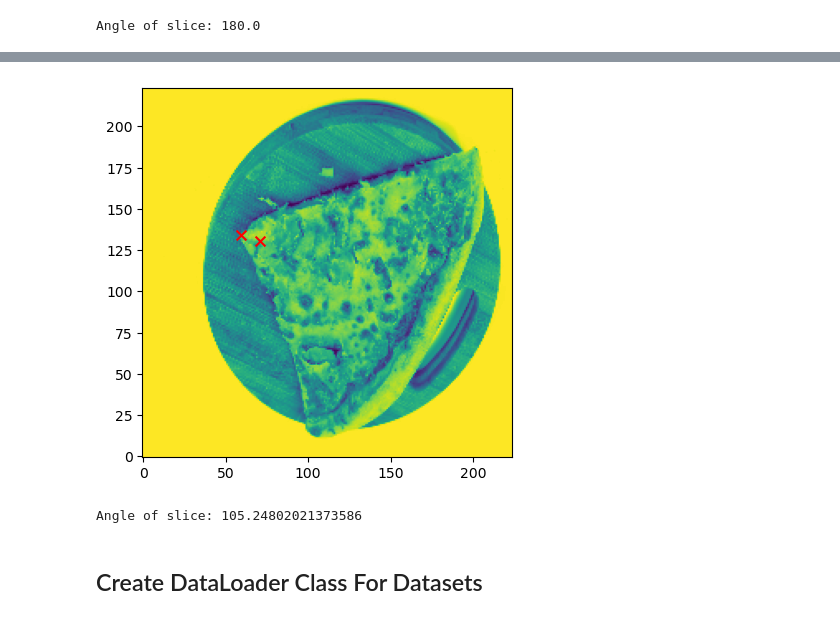
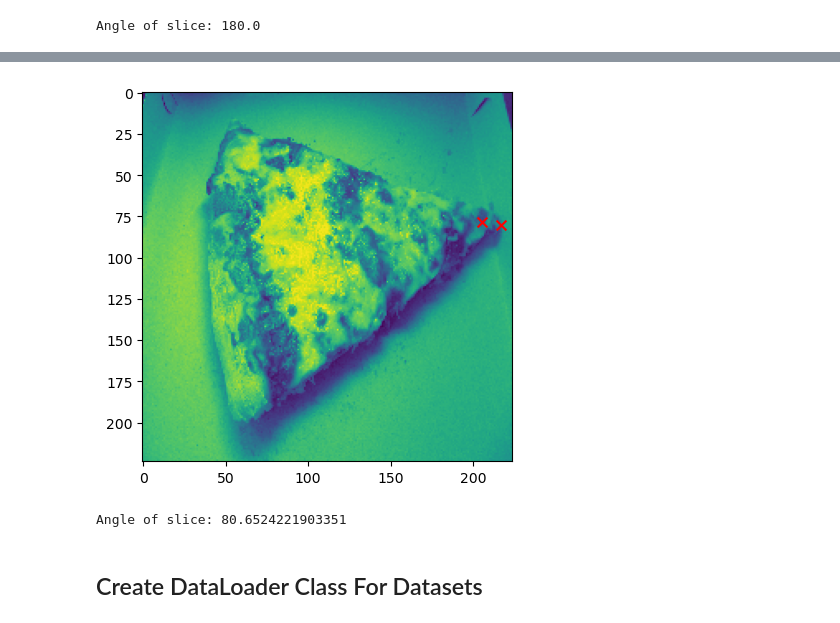
Before and after one commit to sandzp/pizza_angle_prediction, a Jupyter notebook: pizza_walkthrough.ipynb, the cells around one changed output, grey strips where cells are left out. Saved outputs shown, nothing was run; the diff lists cells and outputs as text; code cells hidden in the pictures.

```diff
--- a/pizza_walkthrough.ipynb
+++ b/pizza_walkthrough.ipynb
@@ -118,11 +120,11 @@ Angle of slice: 105.24802021373586
 # %%
 ## Transformed Image
 
-dl.visualize_matrix_with_coordinates(eg2['image'],eg2['keypoints'])
+dl.visualize_matrix_with_coordinates(eg2['image'],eg2['keypoints'], flip_y=False)
 print(f"Angle of slice: {dl.calculate_clockwise_angle(eg2['keypoints'])}")
 # %% [output]
-[figure, old version]
+[figure, new version]
-Angle of slice: 105.24802021373586
+Angle of slice: 80.6524221903351
 # %% [markdown]
 ## Create DataLoader Class For Datasets
 # %%
```
Also changed, not shown: parts of 14 cells of this notebook, 11 other files.
